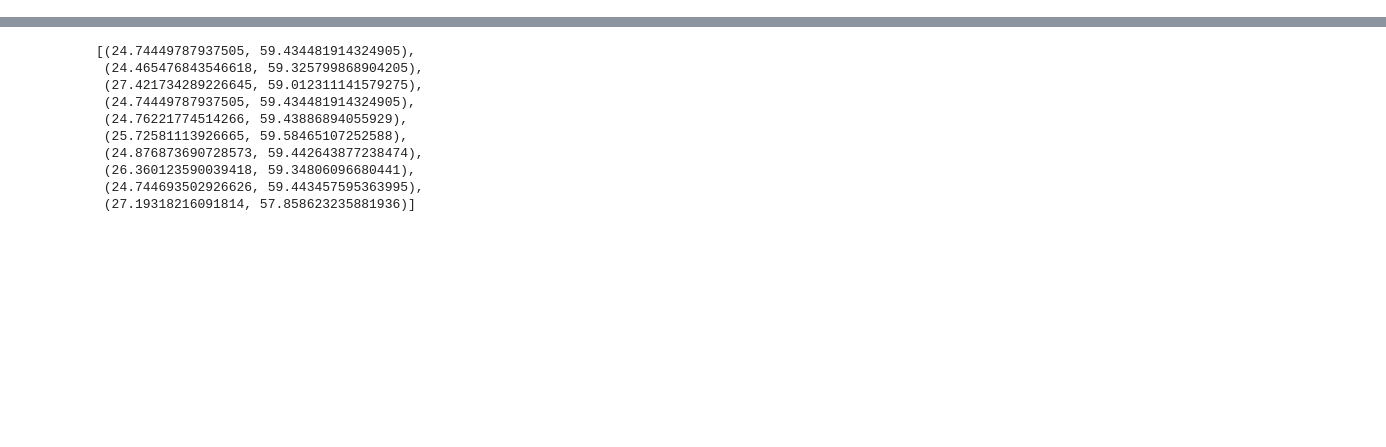
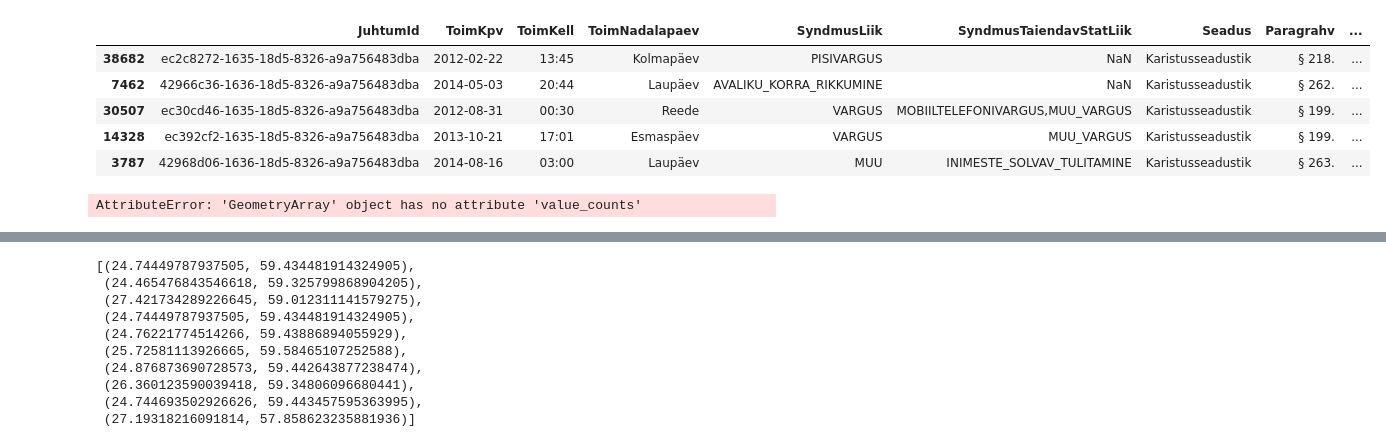
Before and after one commit to allixender/crime-data-estonia, a Jupyter notebook: crime and coordinates.ipynb, the cells around one changed output, grey strips where cells are left out. Drawn from its saved outputs; the diff is of its cells as text; code cells hidden in the pictures; blank space fills up the shorter version.

Commit message:
some data

```diff
--- a/crime and coordinates.ipynb
+++ b/crime and coordinates.ipynb
@@ -22,10 +22,23 @@ geoms = [box(*bounds) if np.isfinite(sum(bounds)) else Polygon()
          for bounds in zip(lest_y[0], lest_x[0], lest_y[1] + 1, lest_x[1] + 1)]
 
 # create a GeoDataFrame
-gdf_3301_poly = gpd.GeoDataFrame(df.copy(), geometry=geoms, crs={'init': 'epsg:3301'})
+gdf_3301_poly = gpd.GeoDataFrame(df.copy(), geometry=geoms, crs='epsg:3301')
 
 # convert L-EST to WGS84 (lon-lat)
 gdf_wgs84_poly = gdf_3301_poly.to_crs({'init': 'epsg:4326'})
+# %%
+gdf_3301_poly.sample(5)
+# %% [output]
+|  | JuhtumId | ToimKpv | ToimKell | ToimNadalapaev | SyndmusLiik | SyndmusTaiendavStatLiik | Seadus | Paragrahv | ... |
+| 38682 | ec2c8272-1635-18d5-8326-a9a756483dba | 2012-02-22 | 13:45 | Kolmapäev | PISIVARGUS | NaN | Karistusseadustik | § 218. | ... |
+| 7462 | 42966c36-1636-18d5-8326-a9a756483dba | 2014-05-03 | 20:44 | Laupäev | AVALIKU_KORRA_RIKKUMINE | NaN | Karistusseadustik | § 262. | ... |
+| 30507 | ec30cd46-1635-18d5-8326-a9a756483dba | 2012-08-31 | 00:30 | Reede | VARGUS | MOBIILTELEFONIVARGUS,MUU_VARGUS | Karistusseadustik | § 199. | ... |
+| 14328 | ec392cf2-1635-18d5-8326-a9a756483dba | 2013-10-21 | 17:01 | Esmaspäev | VARGUS | MUU_VARGUS | Karistusseadustik | § 199. | ... |
+| 3787 | 42968d06-1636-18d5-8326-a9a756483dba | 2014-08-16 | 03:00 | Laupäev | MUU | INIMESTE_SOLVAV_TULITAMINE | Karistusseadustik | § 263. | ... |
+# %%
+gdf_3301_poly.describe()
+# %% [output]
+AttributeError: 'GeometryArray' object has no attribute 'value_counts'
 # %%
 gdf_wgs84_poly.head()
 # %% [output]
```
Also changed, not shown: 27 other files.
